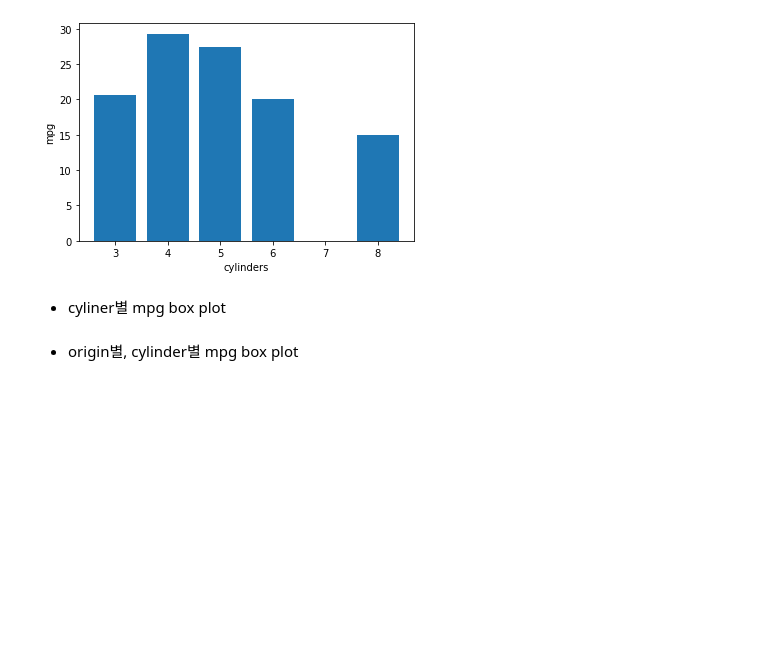
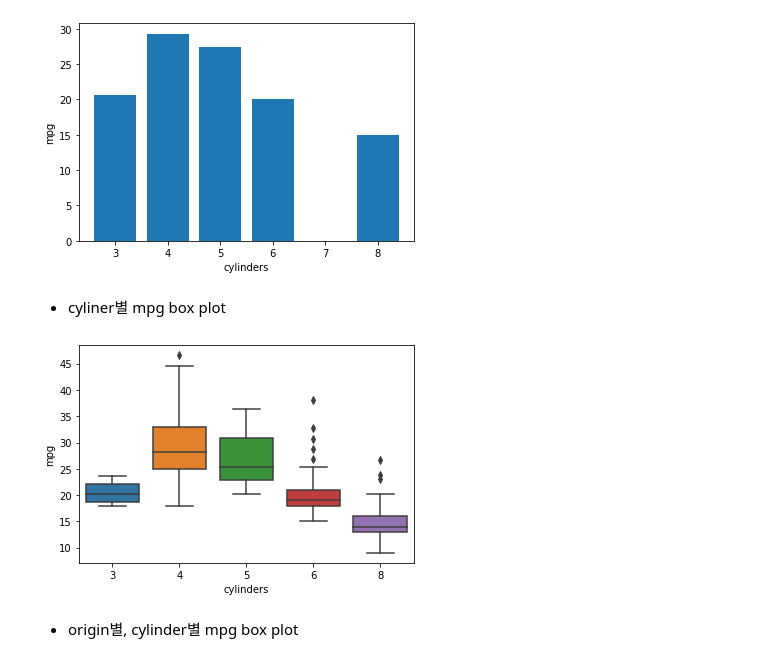
Before and after one commit to JakeOh/202105_itw_bd26, a Jupyter notebook: lab_da/da07_visualization.ipynb, the cells around one changed output. Drawn from its saved outputs; the diff is of its cells as text; code cells hidden in the pictures; blank space fills up the shorter version.

```diff
--- a/lab_da/da07_visualization.ipynb
+++ b/lab_da/da07_visualization.ipynb
@@ -192,5 +192,10 @@ plt.show()
 [figure]
 # %% [markdown]
 * cyliner별 mpg box plot
+# %%
+sns.boxplot(x='cylinders', y='mpg', data=mpg)
+plt.show()
+# %% [output]
+[figure, added]
 # %% [markdown]
 * origin별, cylinder별 mpg box plot
```
Also changed, not shown: parts of 14 cells of this notebook.
